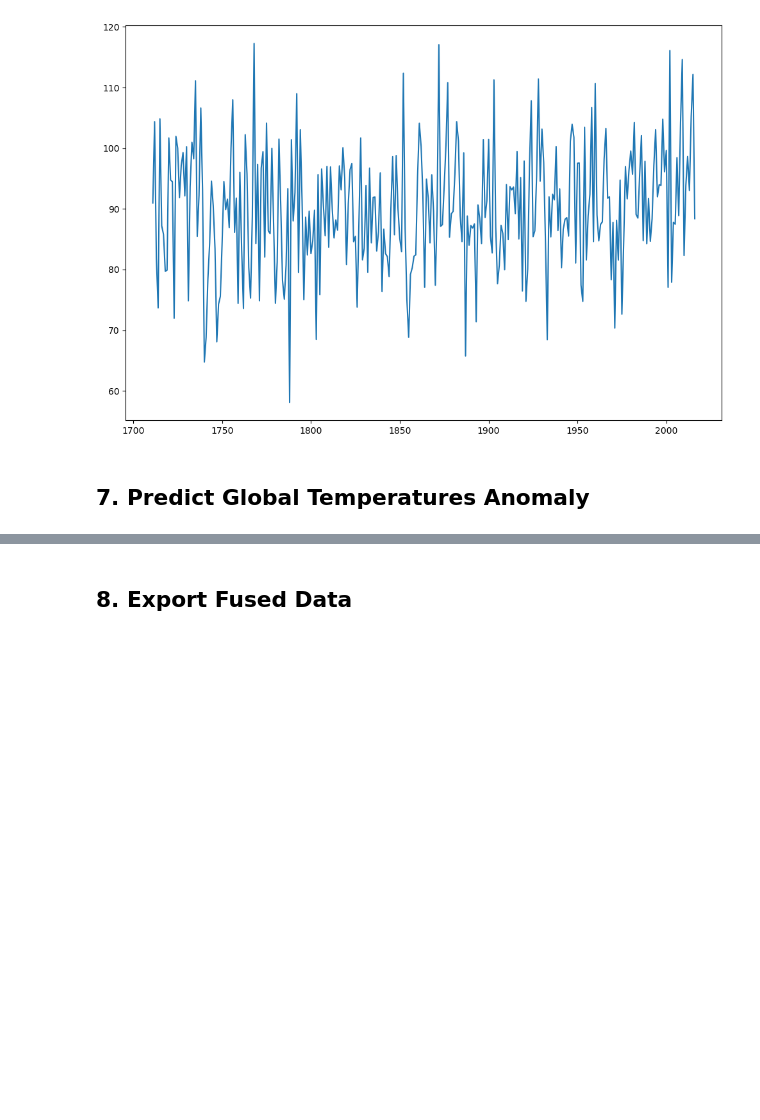
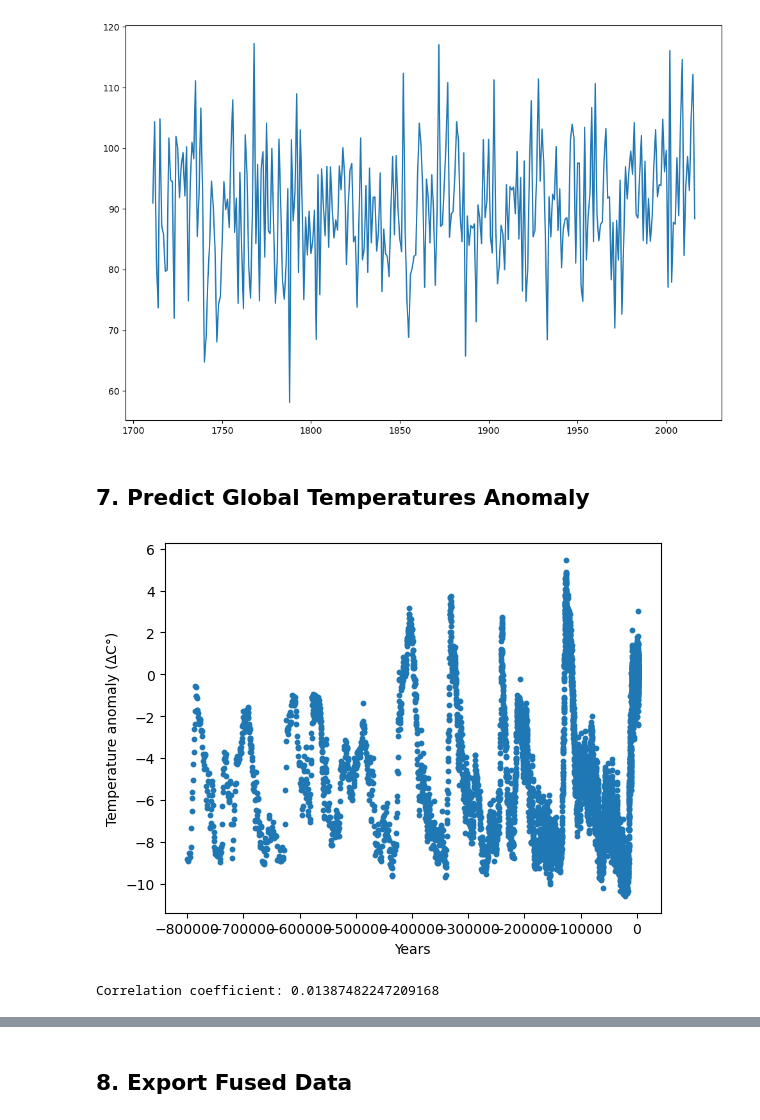
Before and after one commit to lgrealish/PfDA_Project_2, a Jupyter notebook: PfDA_Assignment2.ipynb, the cells around one changed output, grey strips where cells are left out. Saved outputs shown, nothing was run; the diff lists cells and outputs as text; code cells hidden in the pictures; blank space fills up the shorter version.

Commit message:
Added linear regression code for temp prediction

```diff
--- a/PfDA_Assignment2.ipynb
+++ b/PfDA_Assignment2.ipynb
@@ -408,3 +424,14 @@ plt.show()
 [figure]
 # %% [markdown]
 ## 7. Predict Global Temperatures Anomaly <a id="predict-anomaly"></a>
+# %%
+x=temp_merged['year']
+y=temp_merged['Temperature']
+plt.scatter(x,y,s=10)
+plt.xlabel('Years')
+plt.ylabel('Temperature anomaly (ΔC°)')
+plt.show()
+print(f'Correlation coefficient: {x.corr(y)}')
+# %% [output]
+[figure, added]
+Correlation coefficient: 0.01387482247209168
```
Also changed, not shown: parts of 7 cells of this notebook.
